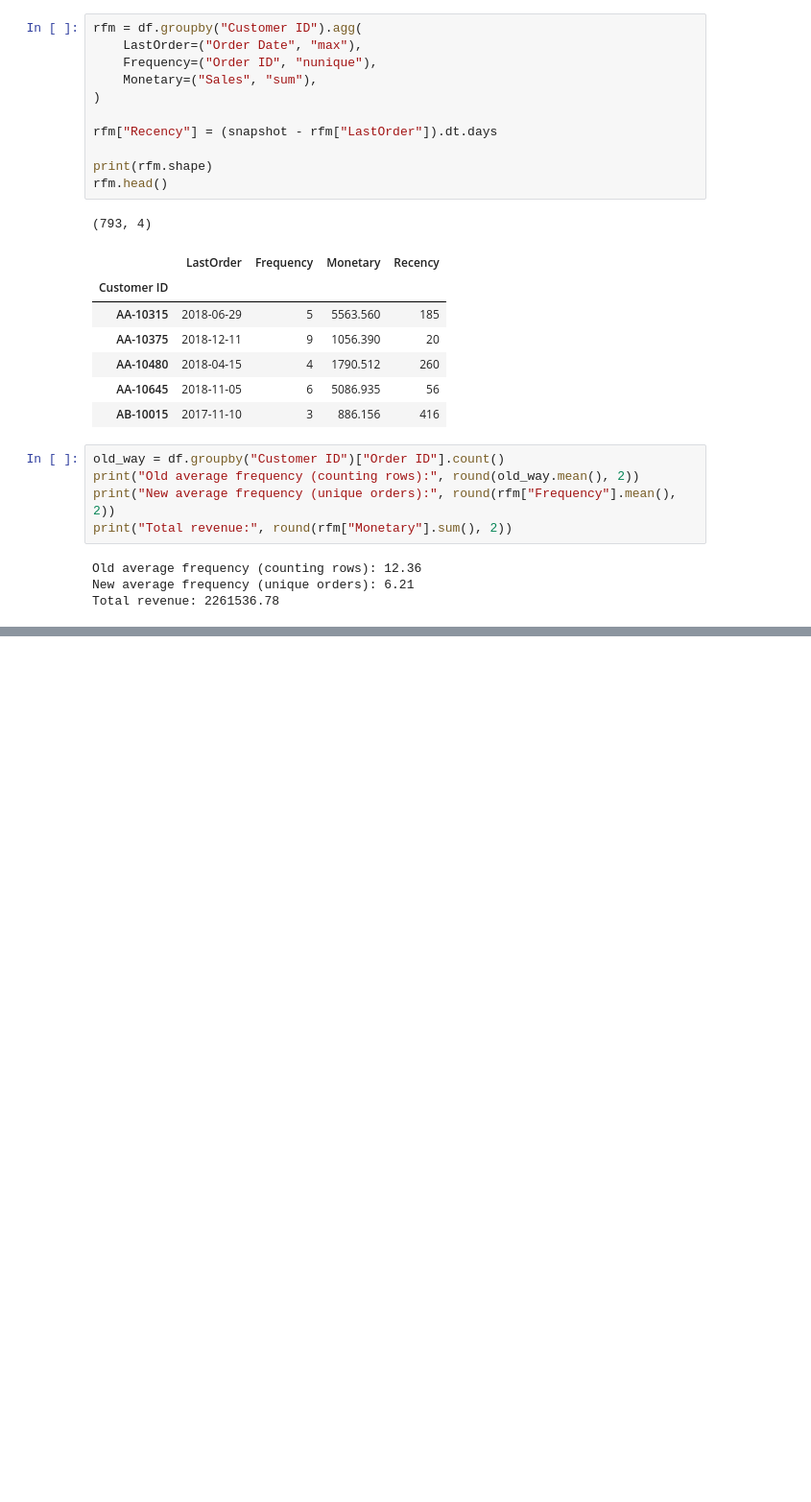
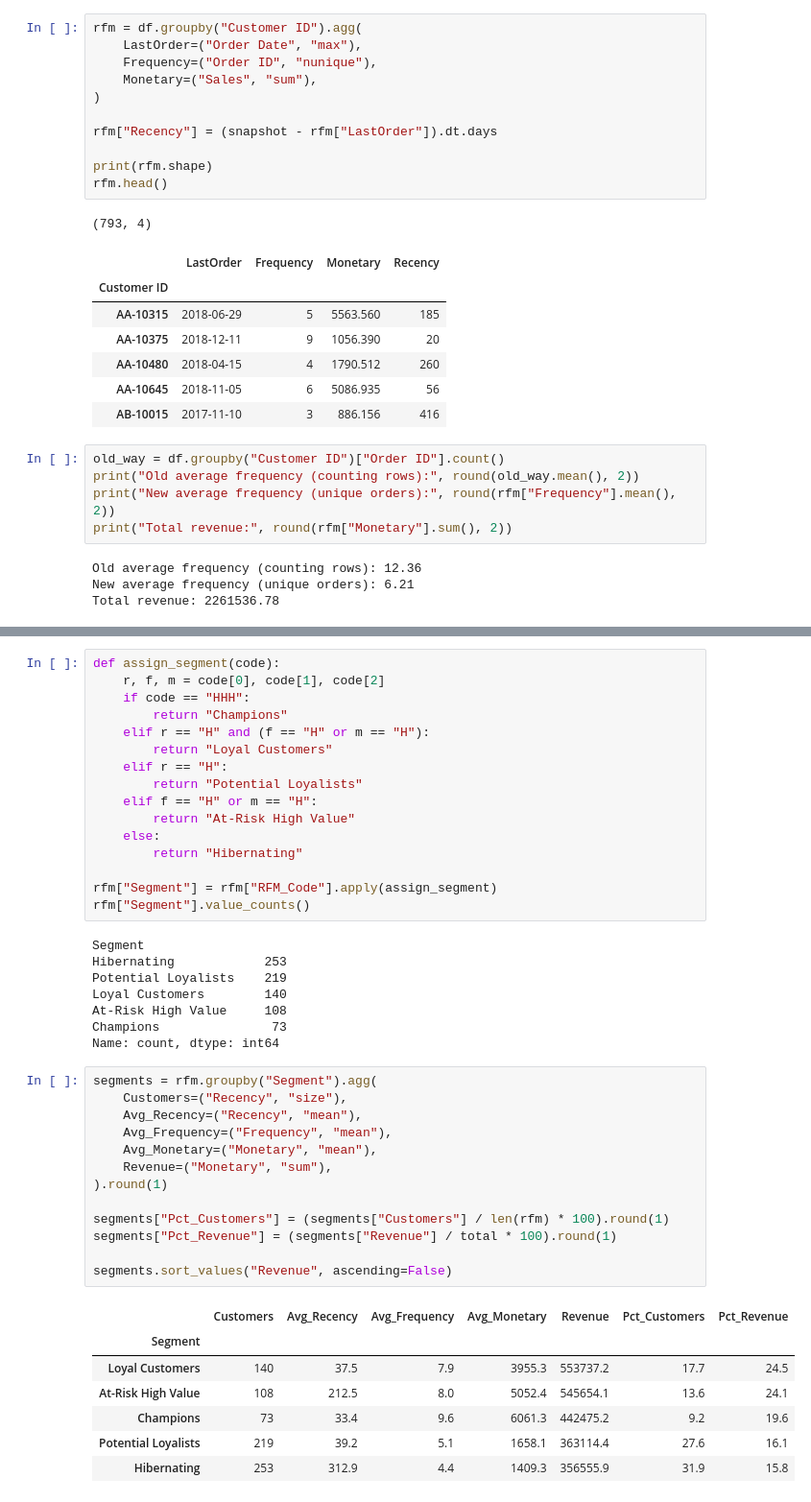
Before and after one commit to mwhan99/rfm-customer-segmentation, a Jupyter notebook: analysis.ipynb, the cells around one changed output, grey strips where cells are left out. Shown at 96% size. Drawn from its saved outputs; the diff is of its cells as text; blank space fills up the shorter version.

Commit message:
Define RFM thresholds and five marketing segments

```diff
--- a/analysis.ipynb
+++ b/analysis.ipynb
@@ -86,0 +219,45 @@ Total revenue: 2261536.78
+# %%
+def assign_segment(code):
+    r, f, m = code[0], code[1], code[2]
+    if code == "HHH":
+        return "Champions"
+    elif r == "H" and (f == "H" or m == "H"):
+        return "Loyal Customers"
+    elif r == "H":
+        return "Potential Loyalists"
+    elif f == "H" or m == "H":
+        return "At-Risk High Value"
+    else:
+        return "Hibernating"
+
+rfm["Segment"] = rfm["RFM_Code"].apply(assign_segment)
+rfm["Segment"].value_counts()
+# %% [output]
+Segment
+Hibernating            253
+Potential Loyalists    219
+Loyal Customers        140
+At-Risk High Value     108
+Champions               73
+Name: count, dtype: int64
+# %%
+segments = rfm.groupby("Segment").agg(
+    Customers=("Recency", "size"),
+    Avg_Recency=("Recency", "mean"),
+    Avg_Frequency=("Frequency", "mean"),
+    Avg_Monetary=("Monetary", "mean"),
+    Revenue=("Monetary", "sum"),
+).round(1)
+
+segments["Pct_Customers"] = (segments["Customers"] / len(rfm) * 100).round(1)
+segments["Pct_Revenue"] = (segments["Revenue"] / total * 100).round(1)
+
+segments.sort_values("Revenue", ascending=False)
+# %% [output]
+|  | Customers | Avg_Recency | Avg_Frequency | Avg_Monetary | Revenue | Pct_Customers | Pct_Revenue |
+| Segment |  |  |  |  |  |  |  |
+| Loyal Customers | 140 | 37.5 | 7.9 | 3955.3 | 553737.2 | 17.7 | 24.5 |
+| At-Risk High Value | 108 | 212.5 | 8.0 | 5052.4 | 545654.1 | 13.6 | 24.1 |
+| Champions | 73 | 33.4 | 9.6 | 6061.3 | 442475.2 | 9.2 | 19.6 |
+| Potential Loyalists | 219 | 39.2 | 5.1 | 1658.1 | 363114.4 | 27.6 | 16.1 |
+| Hibernating | 253 | 312.9 | 4.4 | 1409.3 | 356555.9 | 31.9 | 15.8 |
```
Also changed, not shown: parts of 9 cells of this notebook.
